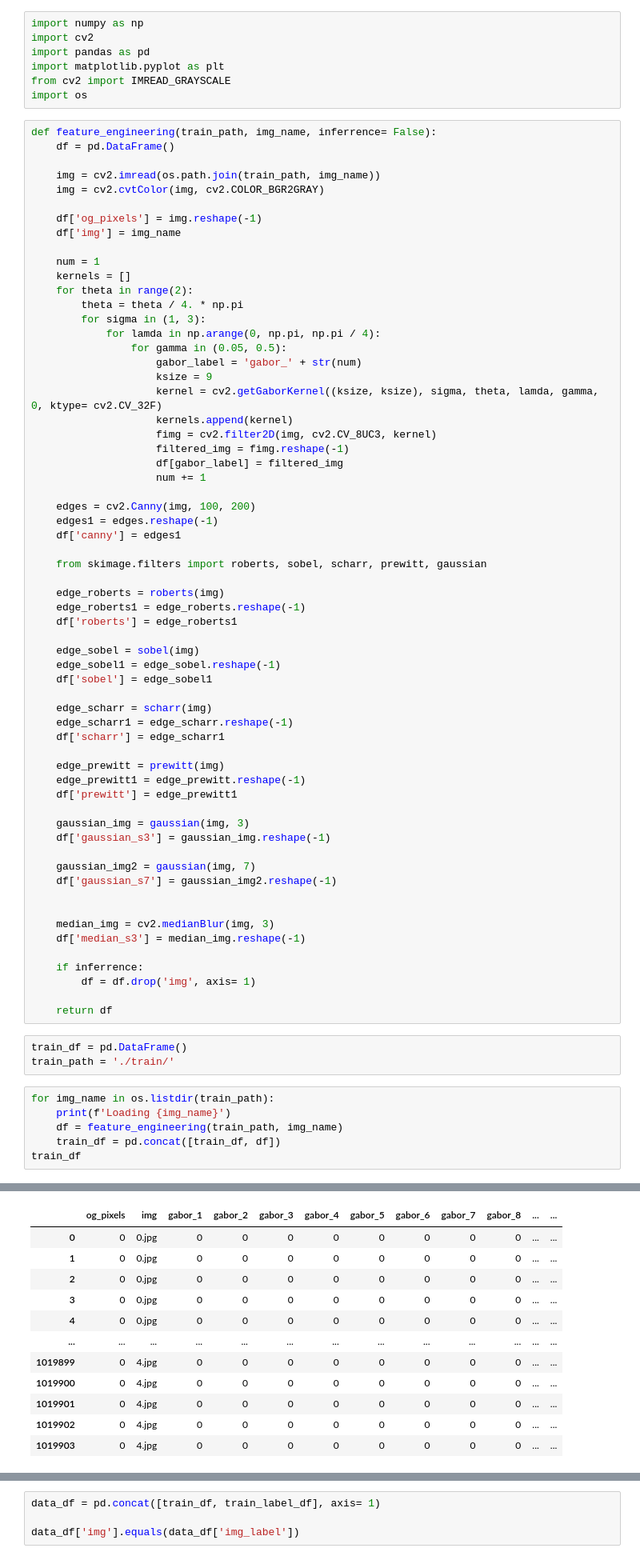
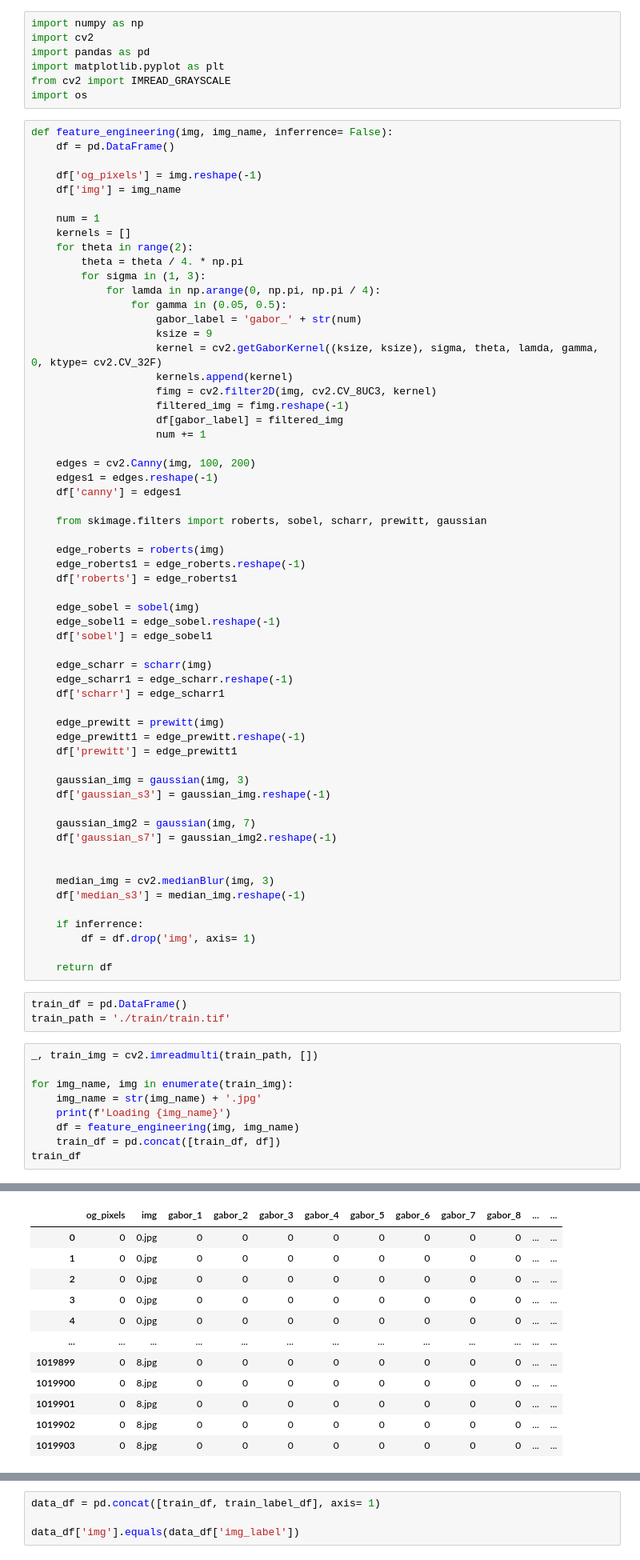
Before and after one commit to suracI-invert/xla-segmentation, a Jupyter notebook: sandstone_test.ipynb, the cells around one changed output, grey strips where cells are left out. Shown at 80% size. Saved outputs shown, nothing was run; the diff lists cells and outputs as text.

```diff
--- a/sandstone_test.ipynb
+++ b/sandstone_test.ipynb
@@ -6,11 +6,8 @@ import matplotlib.pyplot as plt
 from cv2 import IMREAD_GRAYSCALE
 import os
 # %%
-def feature_engineering(train_path, img_name, inferrence= False):
+def feature_engineering(img, img_name, inferrence= False):
     df = pd.DataFrame()
-
-    img = cv2.imread(os.path.join(train_path, img_name))
-    img = cv2.cvtColor(img, cv2.COLOR_BGR2GRAY)
 
     df['og_pixels'] = img.reshape(-1)
     df['img'] = img_name
@@ -69,11 +66,14 @@ def feature_engineering(train_path, img_name, inferrence= False):
     return df
 # %%
 train_df = pd.DataFrame()
-train_path = './train/'
+train_path = './train/train.tif'
 # %%
-for img_name in os.listdir(train_path):
+_, train_img = cv2.imreadmulti(train_path, [])
+
+for img_name, img in enumerate(train_img):
+    img_name = str(img_name) + '.jpg'
     print(f'Loading {img_name}')
-    df = feature_engineering(train_path, img_name)
+    df = feature_engineering(img, img_name)
     train_df = pd.concat([train_df, df])
 train_df
 # %% [output]
@@ -89,13 +89,13 @@ Loading 4.jpg
 |  | og_pixels | img | gabor_1 | gabor_2 | gabor_3 | gabor_4 | gabor_5 | gabor_6 | gabor_7 | gabor_8 | ... | ... |
 | 0 | 0 | 0.jpg | 0 | 0 | 0 | 0 | 0 | 0 | 0 | 0 | ... | ... |
 | 1 | 0 | 0.jpg | 0 | 0 | 0 | 0 | 0 | 0 | 0 | 0 | ... | ... |
 | 2 | 0 | 0.jpg | 0 | 0 | 0 | 0 | 0 | 0 | 0 | 0 | ... | ... |
 | 3 | 0 | 0.jpg | 0 | 0 | 0 | 0 | 0 | 0 | 0 | 0 | ... | ... |
 | 4 | 0 | 0.jpg | 0 | 0 | 0 | 0 | 0 | 0 | 0 | 0 | ... | ... |
 | ... | ... | ... | ... | ... | ... | ... | ... | ... | ... | ... | ... | ... |
-| 1019899 | 0 | 4.jpg | 0 | 0 | 0 | 0 | 0 | 0 | 0 | 0 | ... | ... |
-| 1019900 | 0 | 4.jpg | 0 | 0 | 0 | 0 | 0 | 0 | 0 | 0 | ... | ... |
-| 1019901 | 0 | 4.jpg | 0 | 0 | 0 | 0 | 0 | 0 | 0 | 0 | ... | ... |
-| 1019902 | 0 | 4.jpg | 0 | 0 | 0 | 0 | 0 | 0 | 0 | 0 | ... | ... |
-| 1019903 | 0 | 4.jpg | 0 | 0 | 0 | 0 | 0 | 0 | 0 | 0 | ... | ... |
+| 1019899 | 0 | 8.jpg | 0 | 0 | 0 | 0 | 0 | 0 | 0 | 0 | ... | ... |
+| 1019900 | 0 | 8.jpg | 0 | 0 | 0 | 0 | 0 | 0 | 0 | 0 | ... | ... |
+| 1019901 | 0 | 8.jpg | 0 | 0 | 0 | 0 | 0 | 0 | 0 | 0 | ... | ... |
+| 1019902 | 0 | 8.jpg | 0 | 0 | 0 | 0 | 0 | 0 | 0 | 0 | ... | ... |
+| 1019903 | 0 | 8.jpg | 0 | 0 | 0 | 0 | 0 | 0 | 0 | 0 | ... | ... |
 9179136 rows × 42 columns
```
Also changed, not shown: parts of 21 cells of this notebook, 21 other files.
